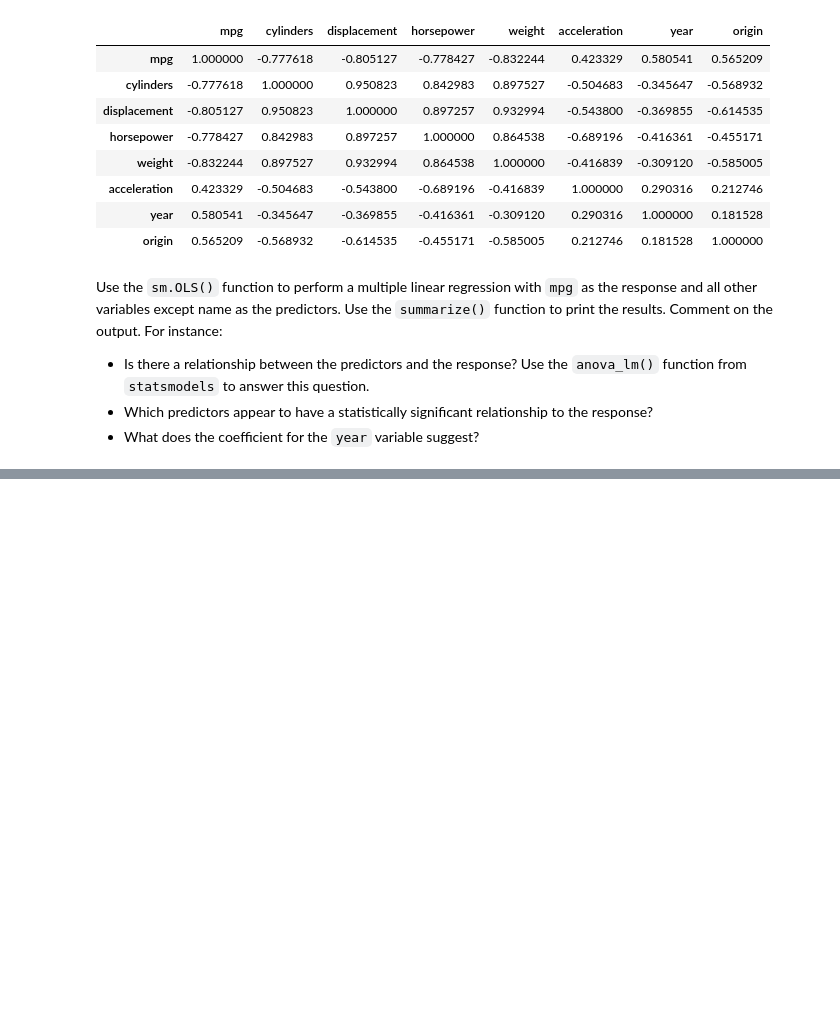
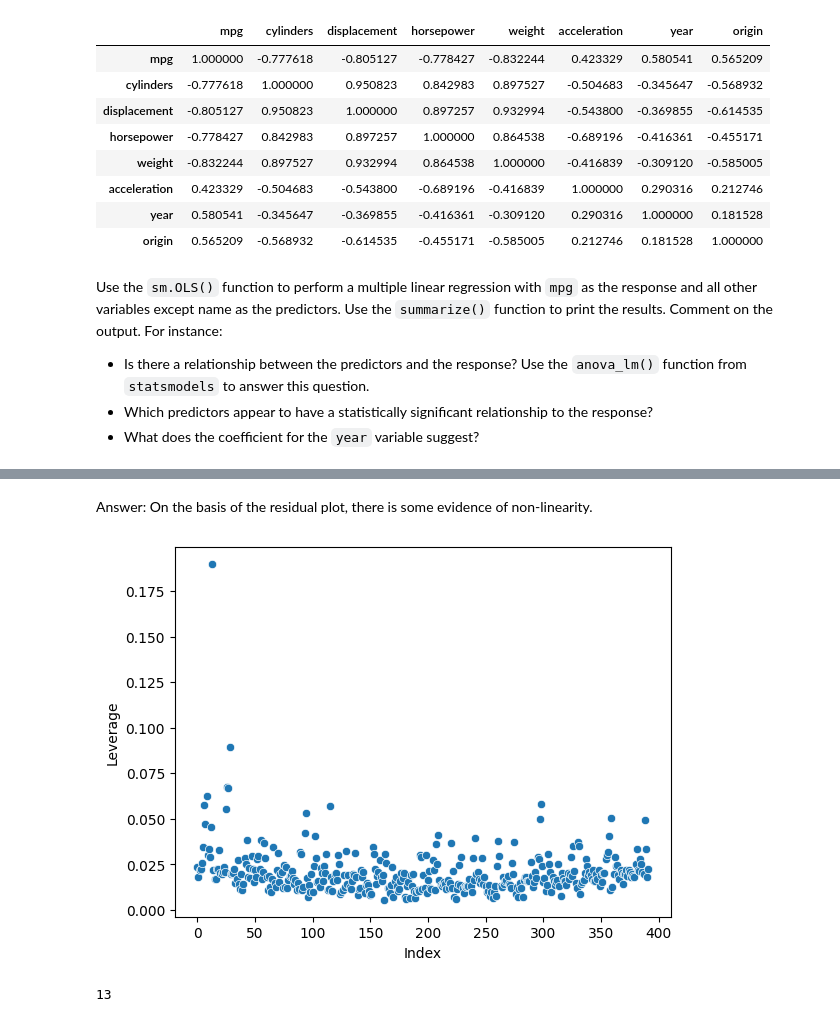
Before and after one commit to mrclneumann/ISLP_labs, a Jupyter notebook: solutions/Ch03.ipynb, the cells around one changed output, grey strips where cells are left out. Saved outputs shown, nothing was run; the diff lists cells and outputs as text; code cells hidden in the pictures; blank space fills up the shorter version.

```diff
--- a/solutions/Ch03.ipynb
+++ b/solutions/Ch03.ipynb
@@ -143,0 +186,13 @@ Use the `sm.OLS()` function to perform a multiple linear regression with `mpg` a
+# %% [markdown]
+Answer: On the basis of the residual plot, there is some evidence of non-linearity.
+# %%
+influence = results.get_influence()
+sns.scatterplot(x=X.index, y=influence.hat_matrix_diag)
+plt.xlabel('Index')
+plt.ylabel('Leverage');
+# %% [output]
+[figure, added]
+# %%
+np.argmax(influence.hat_matrix_diag)
+# %% [output]
+13
```
Also changed, not shown: parts of 9 cells of this notebook.
